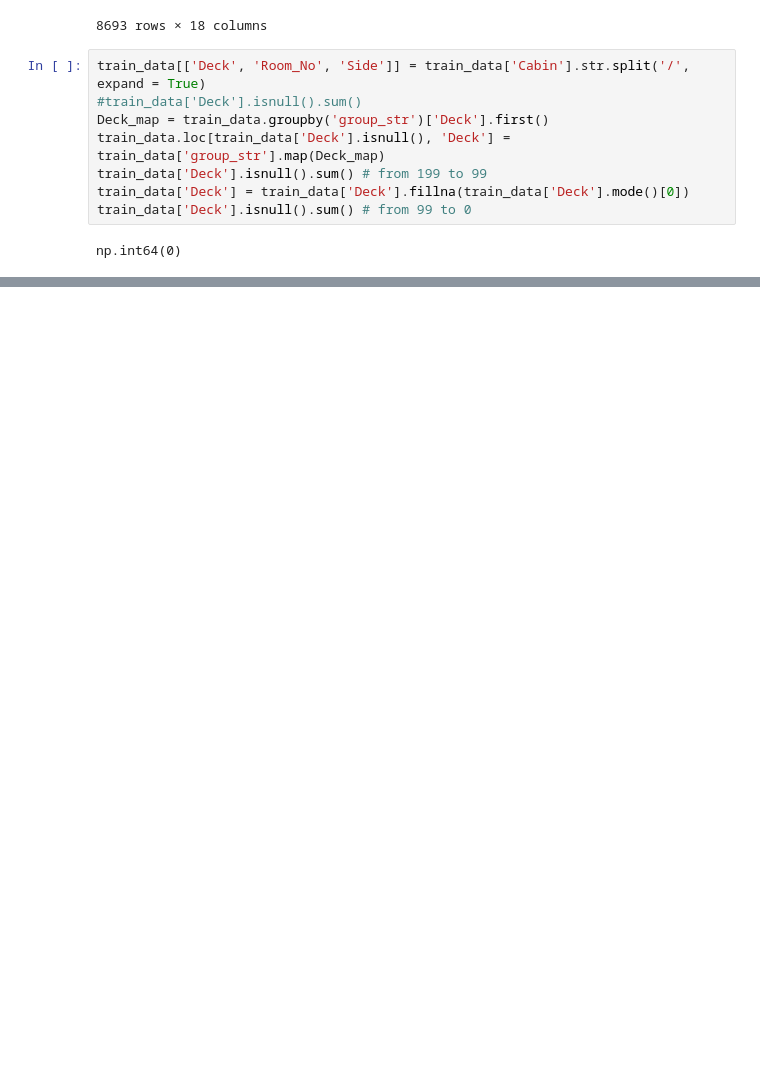
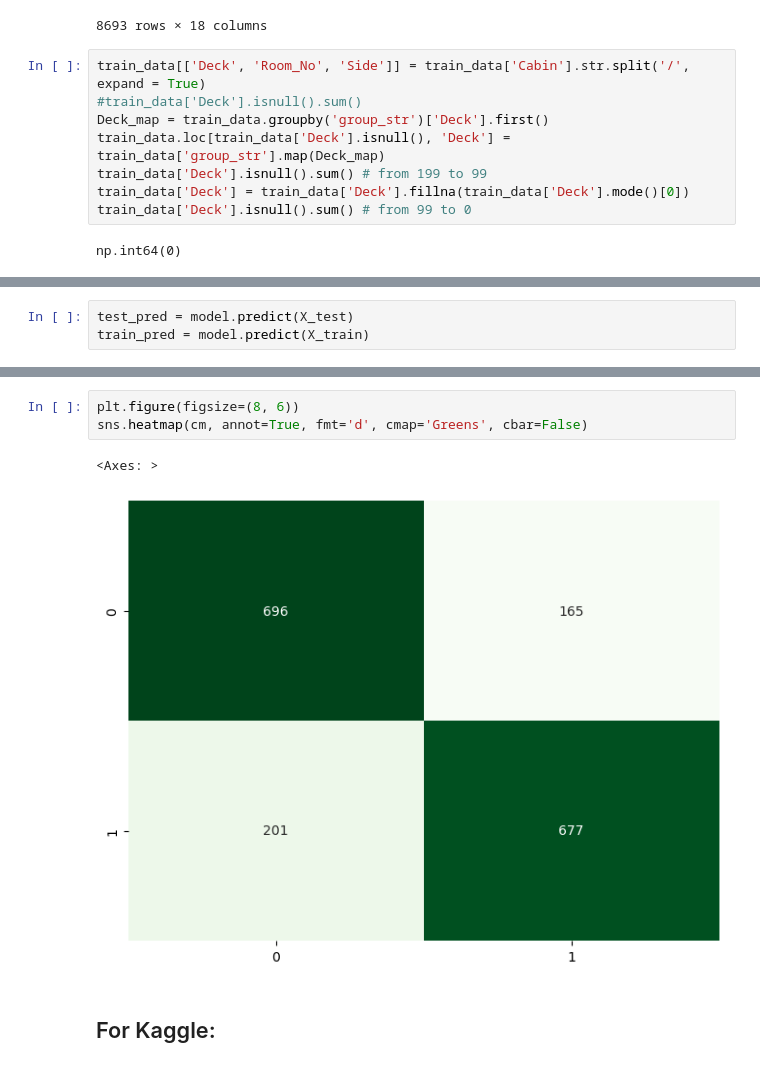
Before and after one commit to mrklipinsk-sys/ML-pracitites-, a Jupyter notebook: Spaceship_Titanic/notebooks/spaceship_titanic.ipynb, the cells around one changed output, grey strips where cells are left out. Drawn from its saved outputs; the diff is of its cells as text; blank space fills up the shorter version.

```diff
--- a/Spaceship_Titanic/notebooks/spaceship_titanic.ipynb
+++ b/Spaceship_Titanic/notebooks/spaceship_titanic.ipynb
@@ -234,0 +519,3 @@ train_data['Room_No'] = train_data['Room_No'].astype(float)
+# %%
+test_pred = model.predict(X_test)
+train_pred = model.predict(X_train)
@@ -234,0 +567,8 @@ train_data['Room_No'] = train_data['Room_No'].astype(float)
+# %%
+plt.figure(figsize=(8, 6))
+sns.heatmap(cm, annot=True, fmt='d', cmap='Greens', cbar=False)
+# %% [output]
+<Axes: >
+[figure, added]
+# %% [markdown]
+## For Kaggle:
```
Also changed, not shown: parts of 36 cells of this notebook, 2 other files.
